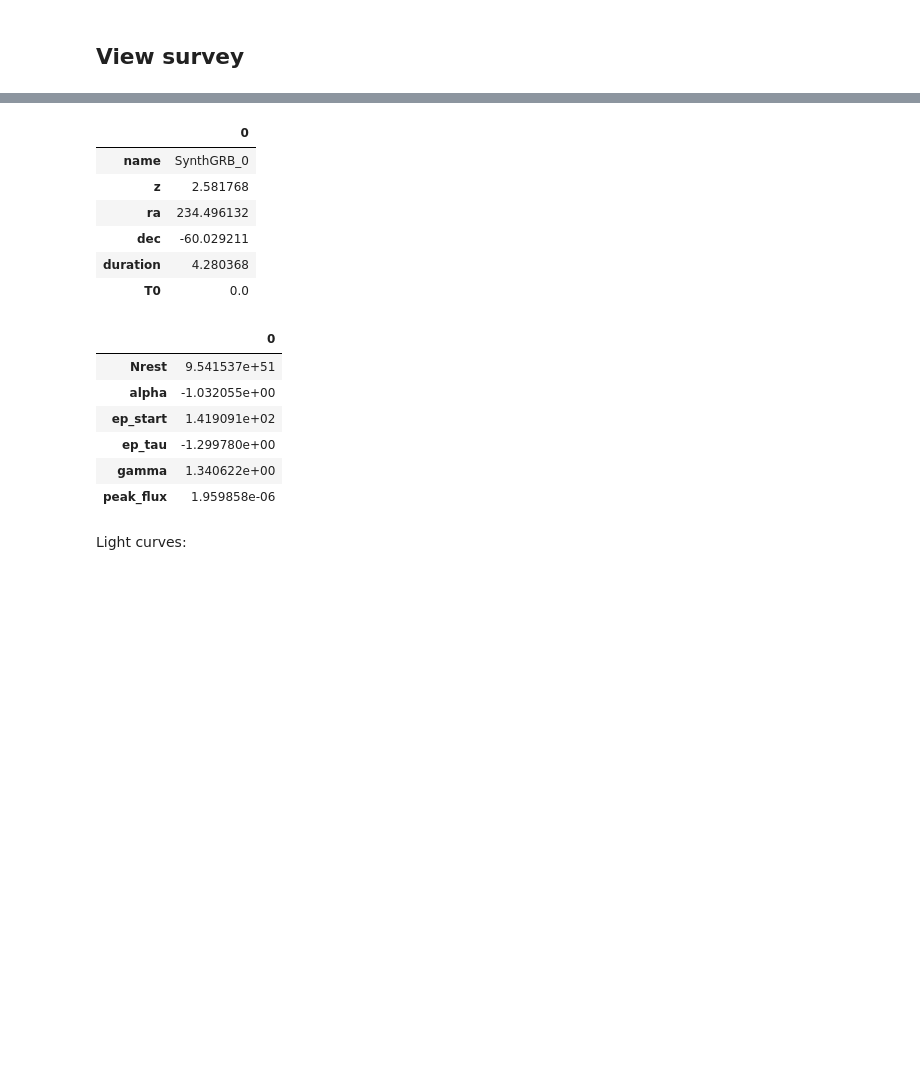
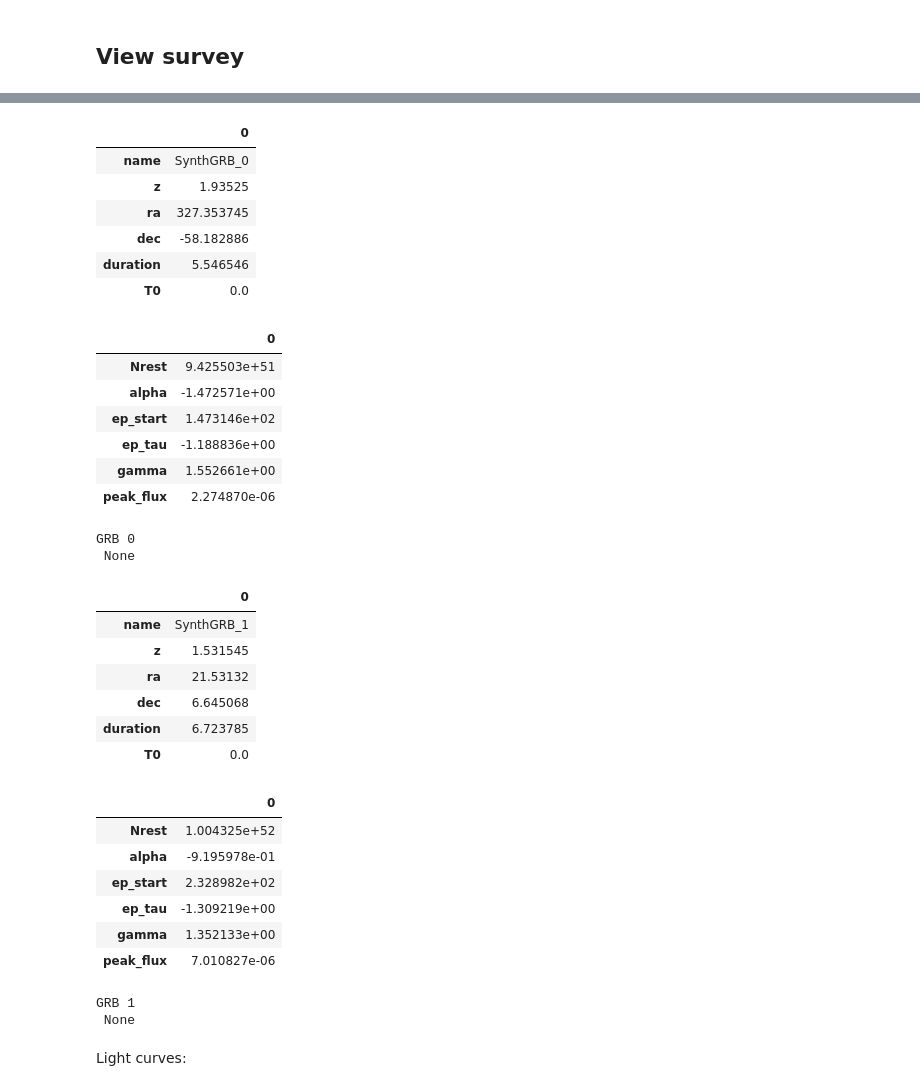
Before and after one commit to Chrobin111/zusammen, a Jupyter notebook: examples/single_grb.ipynb, the cells around one changed output, grey strips where cells are left out. Cells and saved outputs as stored; diff of their text form; code cells hidden in the pictures; blank space fills up the shorter version.

```diff
--- a/examples/single_grb.ipynb
+++ b/examples/single_grb.ipynb
@@ -252,21 +267,40 @@ survey.info()
 | is_processed | False |
-# %%
-survey['SynthGRB_0'].grb.info()
-# %% [output]
-|  | 0 |
-| name | SynthGRB_0 |
-| z | 2.581768 |
-| ra | 234.496132 |
-| dec | -60.029211 |
-| duration | 4.280368 |
-| T0 | 0.0 |
-|  | 0 |
-| Nrest | 9.541537e+51 |
-| alpha | -1.032055e+00 |
-| ep_start | 1.419091e+02 |
-| ep_tau | -1.299780e+00 |
-| gamma | 1.340622e+00 |
-| peak_flux | 1.959858e-06 |
+# %%
+for i in range(len(survey)):
+    print(f"GRB {i}\n", survey['SynthGRB_' + str(i)].grb.info())
+# %% [output]
+|  | 0 |
+| name | SynthGRB_0 |
+| z | 1.93525 |
+| ra | 327.353745 |
+| dec | -58.182886 |
+| duration | 5.546546 |
+| T0 | 0.0 |
+|  | 0 |
+| Nrest | 9.425503e+51 |
+| alpha | -1.472571e+00 |
+| ep_start | 1.473146e+02 |
+| ep_tau | -1.188836e+00 |
+| gamma | 1.552661e+00 |
+| peak_flux | 2.274870e-06 |
+GRB 0
+ None
+|  | 0 |
+| name | SynthGRB_1 |
+| z | 1.531545 |
+| ra | 21.53132 |
+| dec | 6.645068 |
+| duration | 6.723785 |
+| T0 | 0.0 |
+|  | 0 |
+| Nrest | 1.004325e+52 |
+| alpha | -9.195978e-01 |
+| ep_start | 2.328982e+02 |
+| ep_tau | -1.309219e+00 |
+| gamma | 1.352133e+00 |
+| peak_flux | 7.010827e-06 |
+GRB 1
+ None
 # %% [markdown]
 Light curves:
 # %%
```
Also changed, not shown: parts of 16 cells of this notebook, 4 other files.
